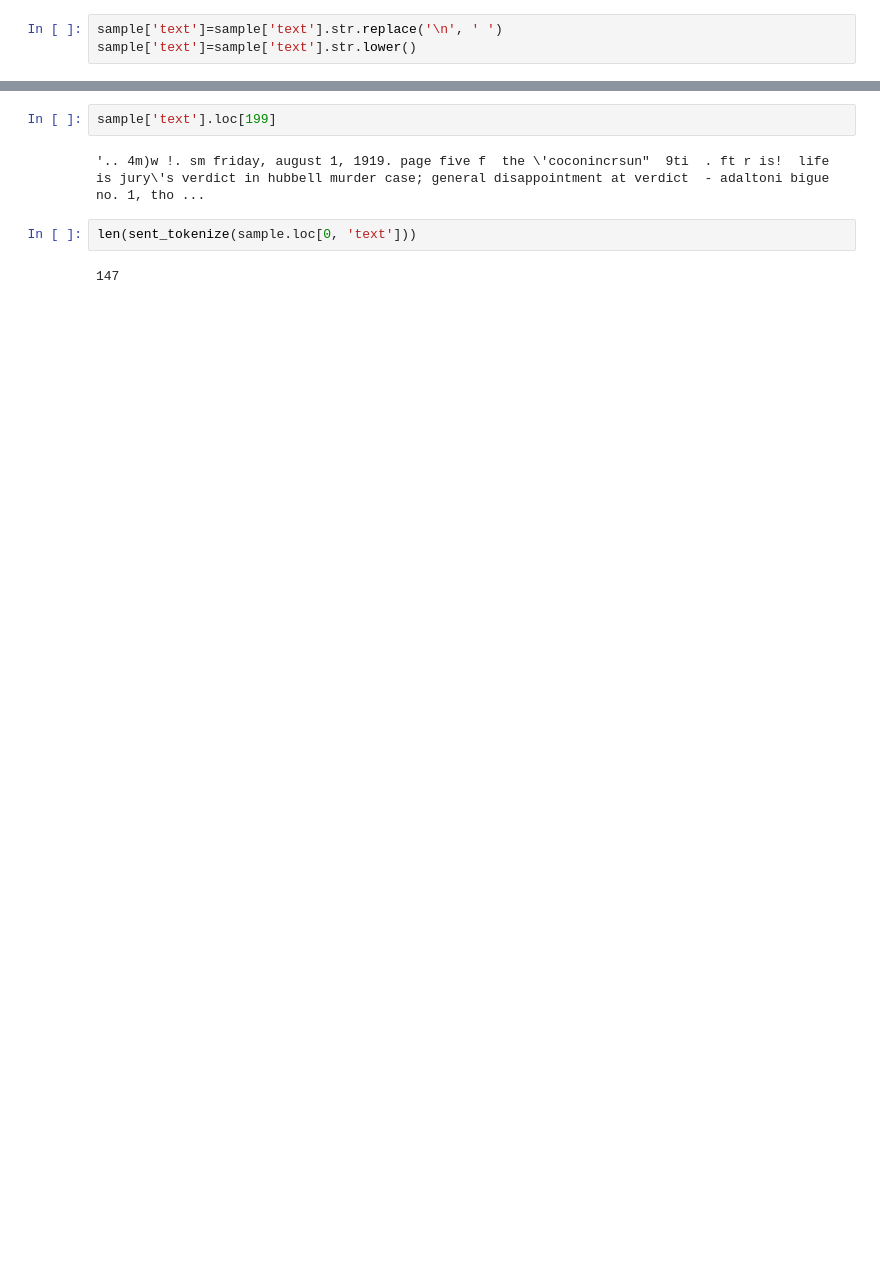
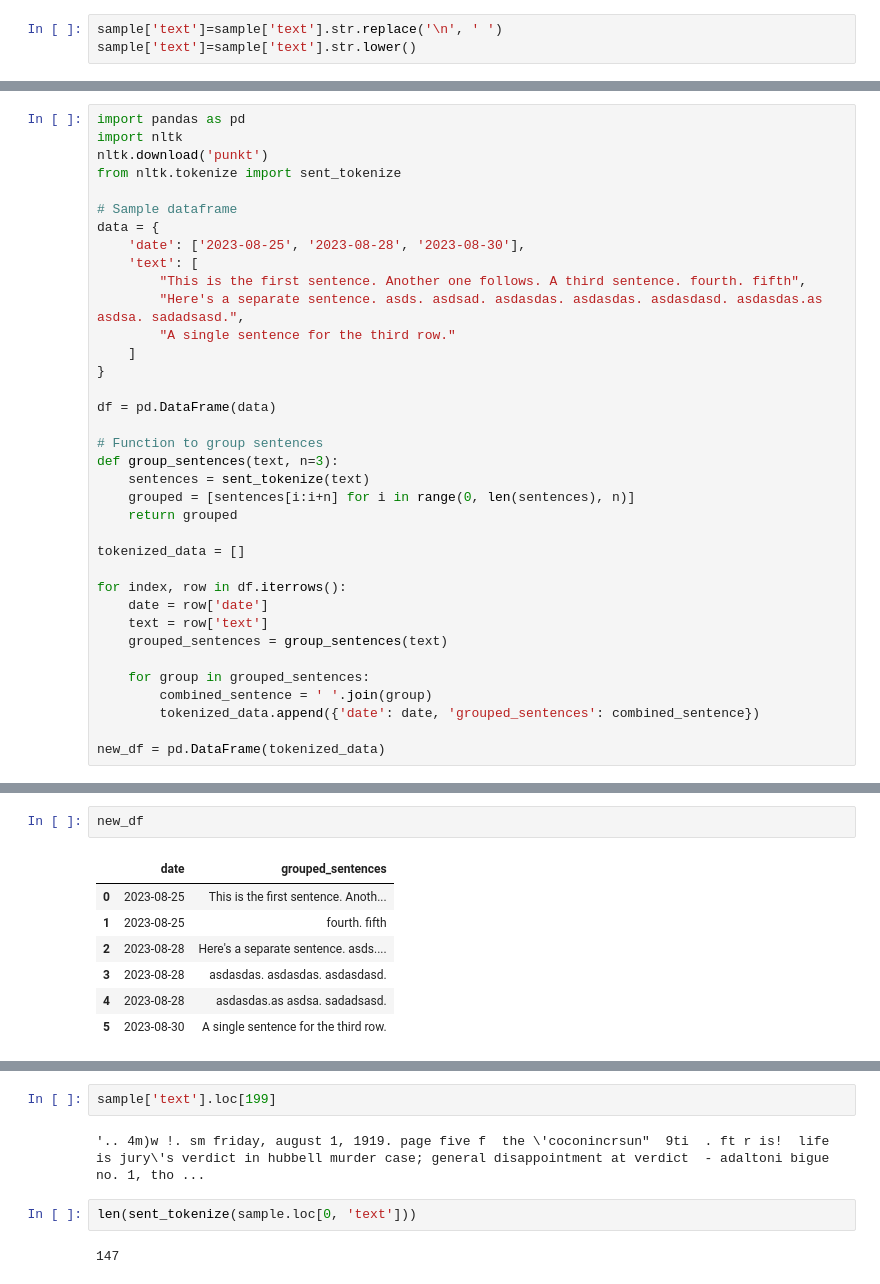
Before and after one commit to 91jpark19/red-summer, a Jupyter notebook: keyword_window.ipynb, the cells around one changed output, grey strips where cells are left out. Saved outputs shown, nothing was run; the diff lists cells and outputs as text; blank space fills up the shorter version.

```diff
--- a/keyword_window.ipynb
+++ b/keyword_window.ipynb
@@ -160,0 +151,36 @@ sample
+# %%
+import pandas as pd
+import nltk
+nltk.download('punkt')
+from nltk.tokenize import sent_tokenize
+
+# Sample dataframe
+data = {
+    'date': ['2023-08-25', '2023-08-28', '2023-08-30'],
+    'text': [
+        "This is the first sentence. Another one follows. A third sentence. fourth. fifth",
+        "Here's a separate sentence. asds. asdsad. asdasdas. asdasdas. asdasdasd. asdasdas.as asdsa. sadadsasd.",
+        "A single sentence for the third row."
+    ]
+}
+
+df = pd.DataFrame(data)
+
+# Function to group sentences
+def group_sentences(text, n=3):
+    sentences = sent_tokenize(text)
+    grouped = [sentences[i:i+n] for i in range(0, len(sentences), n)]
+    return grouped
+
+tokenized_data = []
+
+for index, row in df.iterrows():
+    date = row['date']
+    text = row['text']
+    grouped_sentences = group_sentences(text)
+
+    for group in grouped_sentences:
+        combined_sentence = ' '.join(group)
+        tokenized_data.append({'date': date, 'grouped_sentences': combined_sentence})
+
+new_df = pd.DataFrame(tokenized_data)
@@ -160,0 +190,10 @@ sample
+# %%
+new_df
+# %% [output]
+|  | date | grouped_sentences |
+| 0 | 2023-08-25 | This is the first sentence. Anoth... |
+| 1 | 2023-08-25 | fourth. fifth |
+| 2 | 2023-08-28 | Here's a separate sentence. asds.... |
+| 3 | 2023-08-28 | asdasdas. asdasdas. asdasdasd. |
+| 4 | 2023-08-28 | asdasdas.as asdsa. sadadsasd. |
+| 5 | 2023-08-30 | A single sentence for the third row. |
```
Also changed, not shown: parts of 20 cells of this notebook, 3 other files.
